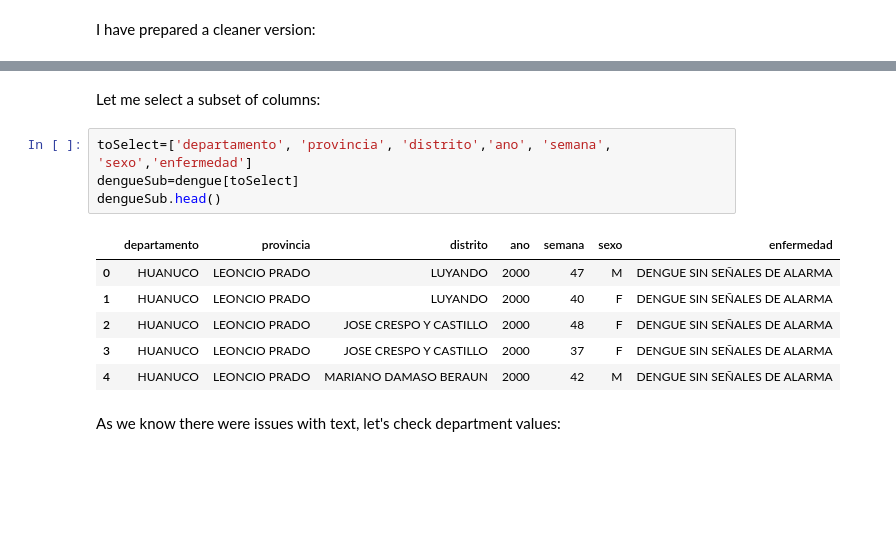
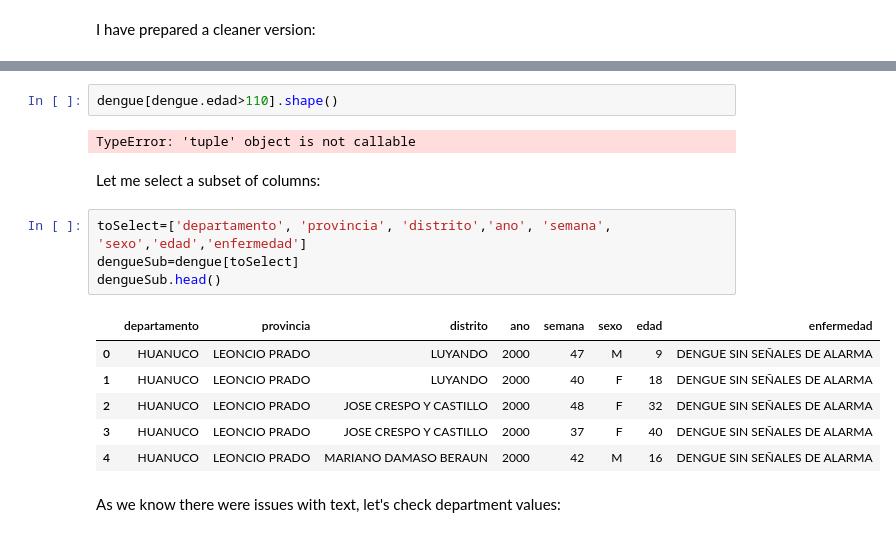
Before and after one commit to SocialAnalytics-StrategicIntelligence/DataInTables, a Jupyter notebook: Reshaping.ipynb, the cells around one changed output, grey strips where cells are left out. Cells and saved outputs as stored; diff of their text form; blank space fills up the shorter version.

```diff
--- a/Reshaping.ipynb
+++ b/Reshaping.ipynb
@@ -77,16 +99,20 @@ memory usage: 53.6+ MB
+# %%
+dengue[dengue.edad>110].shape()
+# %% [output]
+TypeError: 'tuple' object is not callable
 # %% [markdown]
 Let me select a subset of columns:
 # %%
-toSelect=['departamento', 'provincia', 'distrito','ano', 'semana', 'sexo','enfermedad']
+toSelect=['departamento', 'provincia', 'distrito','ano', 'semana', 'sexo','edad','enfermedad']
 dengueSub=dengue[toSelect]
 dengueSub.head()
 # %% [output]
-|  | departamento | provincia | distrito | ano | semana | sexo | enfermedad |
-| 0 | HUANUCO | LEONCIO PRADO | LUYANDO | 2000 | 47 | M | DENGUE SIN SEÑALES DE ALARMA |
-| 1 | HUANUCO | LEONCIO PRADO | LUYANDO | 2000 | 40 | F | DENGUE SIN SEÑALES DE ALARMA |
-| 2 | HUANUCO | LEONCIO PRADO | JOSE CRESPO Y CASTILLO | 2000 | 48 | F | DENGUE SIN SEÑALES DE ALARMA |
-| 3 | HUANUCO | LEONCIO PRADO | JOSE CRESPO Y CASTILLO | 2000 | 37 | F | DENGUE SIN SEÑALES DE ALARMA |
-| 4 | HUANUCO | LEONCIO PRADO | MARIANO DAMASO BERAUN | 2000 | 42 | M | DENGUE SIN SEÑALES DE ALARMA |
+|  | departamento | provincia | distrito | ano | semana | sexo | edad | enfermedad |
+| 0 | HUANUCO | LEONCIO PRADO | LUYANDO | 2000 | 47 | M | 9 | DENGUE SIN SEÑALES DE ALARMA |
+| 1 | HUANUCO | LEONCIO PRADO | LUYANDO | 2000 | 40 | F | 18 | DENGUE SIN SEÑALES DE ALARMA |
+| 2 | HUANUCO | LEONCIO PRADO | JOSE CRESPO Y CASTILLO | 2000 | 48 | F | 32 | DENGUE SIN SEÑALES DE ALARMA |
+| 3 | HUANUCO | LEONCIO PRADO | JOSE CRESPO Y CASTILLO | 2000 | 37 | F | 40 | DENGUE SIN SEÑALES DE ALARMA |
+| 4 | HUANUCO | LEONCIO PRADO | MARIANO DAMASO BERAUN | 2000 | 42 | M | 16 | DENGUE SIN SEÑALES DE ALARMA |
 # %% [markdown]
 As we know there were issues with text, let's check department values:
 # %%
```
Also changed, not shown: parts of 9 cells of this notebook, 1 other file.
